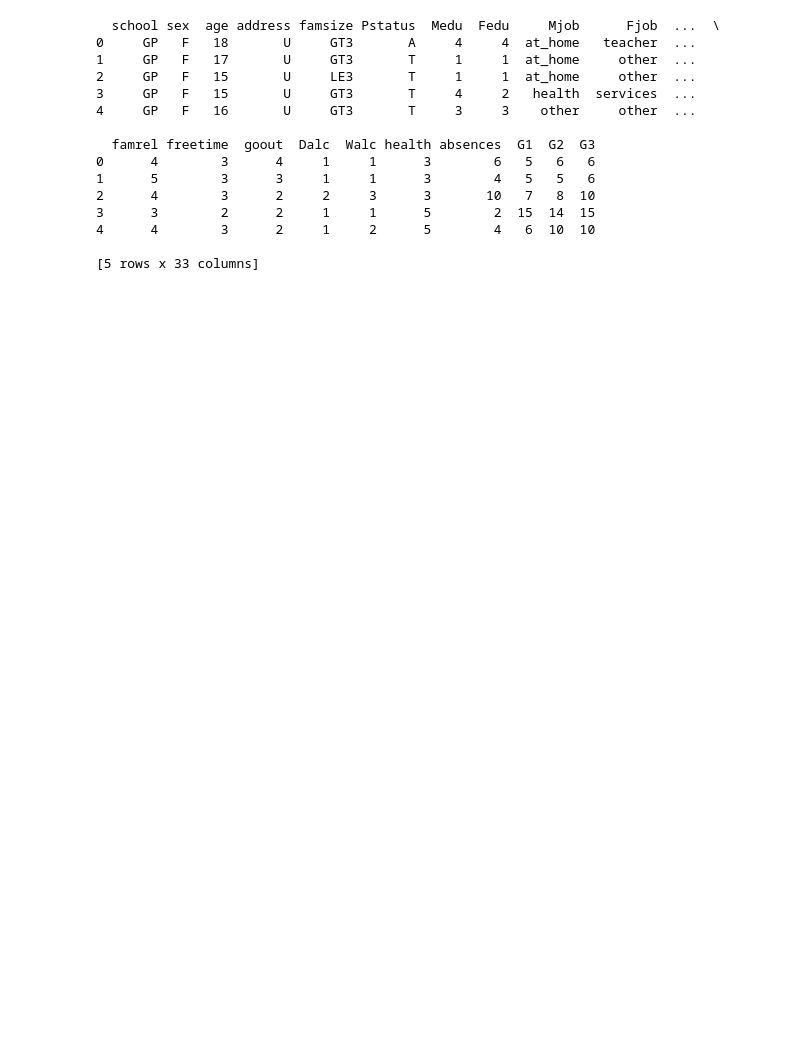
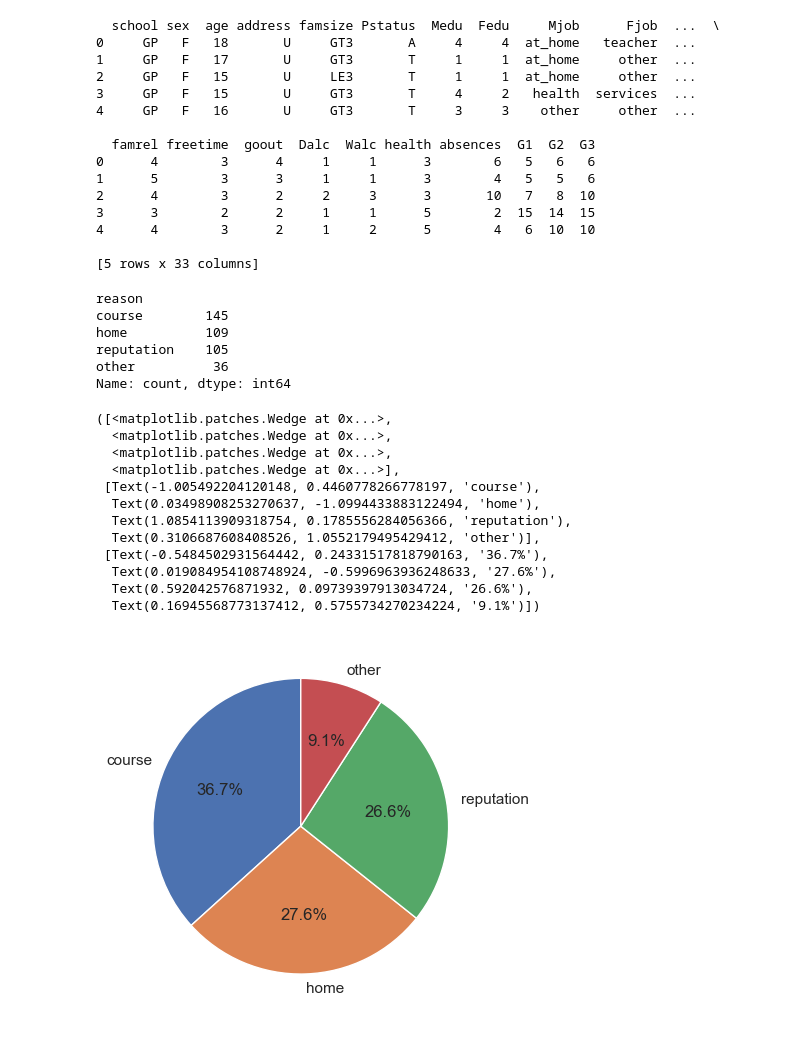
Before and after one commit to edayoshi-1999/python_Todai, a Jupyter notebook: 2.26.ipynb, the cells around one changed output. Cells and saved outputs as stored; diff of their text form; code cells hidden in the pictures; blank space fills up the shorter version.

```diff
--- a/2.26.ipynb
+++ b/2.26.ipynb
@@ -4,6 +4,8 @@ import numpy.random as random
 import scipy as sp
 import pandas as pd
 import matplotlib.pyplot as plt
+import seaborn as sns
+sns.set()
 # %%
 student_data_math = pd.read_csv("chap3/student-mat.csv", sep=";")
 print(student_data_math.head())
@@ -23,3 +25,30 @@ print(student_data_math.head())
 4      4        3      2     1     2      5        4   6  10  10
 
 [5 rows x 33 columns]
+# %%
+# 練習問題7-1
+print(student_data_math["reason"].value_counts())
+labels = ["course", "home", "reputation", "other"]
+sizes = student_data_math["reason"].value_counts()
+
+plt.pie(sizes, labels=labels, autopct="%1.1f%%", startangle=90)
+# %% [output]
+reason
+course        145
+home          109
+reputation    105
+other          36
+Name: count, dtype: int64
+([<matplotlib.patches.Wedge at 0x...>,
+  <matplotlib.patches.Wedge at 0x...>,
+  <matplotlib.patches.Wedge at 0x...>,
+  <matplotlib.patches.Wedge at 0x...>],
+ [Text(-1.005492204120148, 0.4460778266778197, 'course'),
+  Text(0.03498908253270637, -1.0994433883122494, 'home'),
+  Text(1.0854113909318754, 0.1785556284056366, 'reputation'),
+  Text(0.3106687608408526, 1.0552179495429412, 'other')],
+ [Text(-0.5484502931564442, 0.24331517818790163, '36.7%'),
+  Text(0.019084954108748924, -0.5996963936248633, '27.6%'),
+  Text(0.592042576871932, 0.09739397913034724, '26.6%'),
+  Text(0.16945568773137412, 0.5755734270234224, '9.1%')])
+[figure, added]
```
Also changed, not shown: parts of 5 cells of this notebook, 4 other files.
